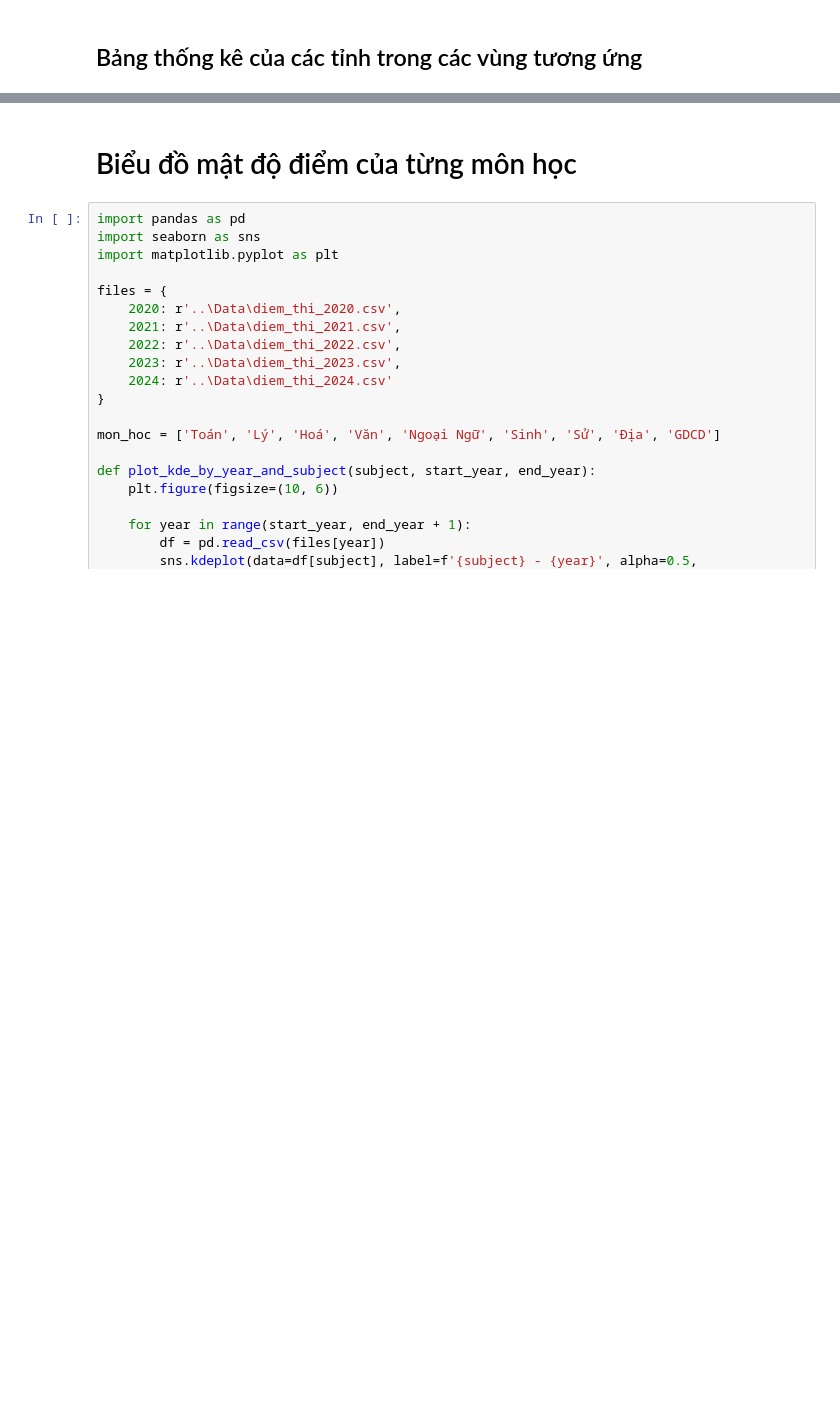
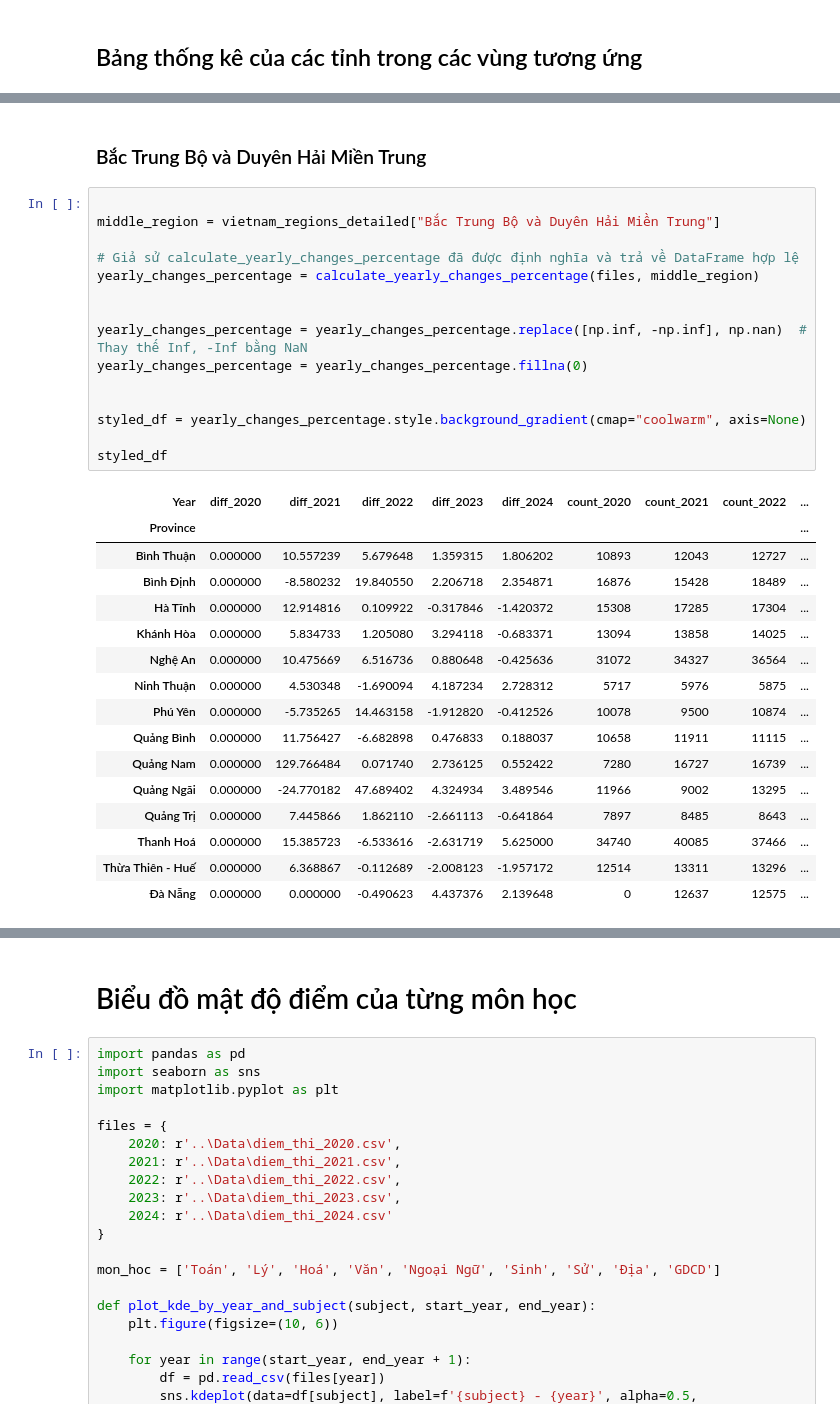
Before and after one commit to TubVP/BTL_TDA, a Jupyter notebook: Phantich/sosanh.ipynb, the cells around one changed output, grey strips where cells are left out. Saved outputs shown, nothing was run; the diff lists cells and outputs as text; blank space fills up the shorter version.

```diff
--- a/Phantich/sosanh.ipynb
+++ b/Phantich/sosanh.ipynb
@@ -260,0 +297,34 @@ for region_name, provinces in regions.items():
+# %% [markdown]
+### Bắc Trung Bộ và Duyên Hải Miền Trung
+# %%
+
+middle_region = vietnam_regions_detailed["Bắc Trung Bộ và Duyên Hải Miền Trung"]
+
+# Giả sử calculate_yearly_changes_percentage đã được định nghĩa và trả về DataFrame hợp lệ
+yearly_changes_percentage = calculate_yearly_changes_percentage(files, middle_region)
+
+
+yearly_changes_percentage = yearly_changes_percentage.replace([np.inf, -np.inf], np.nan)  # Thay thế Inf, -Inf bằng NaN
+yearly_changes_percentage = yearly_changes_percentage.fillna(0)
+
+
+styled_df = yearly_changes_percentage.style.background_gradient(cmap="coolwarm", axis=None)
+
+styled_df
+# %% [output]
+| Year | diff_2020 | diff_2021 | diff_2022 | diff_2023 | diff_2024 | count_2020 | count_2021 | count_2022 | ... |
+| Province |  |  |  |  |  |  |  |  | ... |
+| Bình Thuận | 0.000000 | 10.557239 | 5.679648 | 1.359315 | 1.806202 | 10893 | 12043 | 12727 | ... |
+| Bình Định | 0.000000 | -8.580232 | 19.840550 | 2.206718 | 2.354871 | 16876 | 15428 | 18489 | ... |
+| Hà Tĩnh | 0.000000 | 12.914816 | 0.109922 | -0.317846 | -1.420372 | 15308 | 17285 | 17304 | ... |
+| Khánh Hòa | 0.000000 | 5.834733 | 1.205080 | 3.294118 | -0.683371 | 13094 | 13858 | 14025 | ... |
+| Nghệ An | 0.000000 | 10.475669 | 6.516736 | 0.880648 | -0.425636 | 31072 | 34327 | 36564 | ... |
+| Ninh Thuận | 0.000000 | 4.530348 | -1.690094 | 4.187234 | 2.728312 | 5717 | 5976 | 5875 | ... |
+| Phú Yên | 0.000000 | -5.735265 | 14.463158 | -1.912820 | -0.412526 | 10078 | 9500 | 10874 | ... |
+| Quảng Bình | 0.000000 | 11.756427 | -6.682898 | 0.476833 | 0.188037 | 10658 | 11911 | 11115 | ... |
+| Quảng Nam | 0.000000 | 129.766484 | 0.071740 | 2.736125 | 0.552422 | 7280 | 16727 | 16739 | ... |
+| Quảng Ngãi | 0.000000 | -24.770182 | 47.689402 | 4.324934 | 3.489546 | 11966 | 9002 | 13295 | ... |
+| Quảng Trị | 0.000000 | 7.445866 | 1.862110 | -2.661113 | -0.641864 | 7897 | 8485 | 8643 | ... |
+| Thanh Hoá | 0.000000 | 15.385723 | -6.533616 | -2.631719 | 5.625000 | 34740 | 40085 | 37466 | ... |
+| Thừa Thiên - Huế | 0.000000 | 6.368867 | -0.112689 | -2.008123 | -1.957172 | 12514 | 13311 | 13296 | ... |
+| Đà Nẵng | 0.000000 | 0.000000 | -0.490623 | 4.437376 | 2.139648 | 0 | 12637 | 12575 | ... |
```
Also changed, not shown: parts of 11 cells of this notebook, 3 other files.
